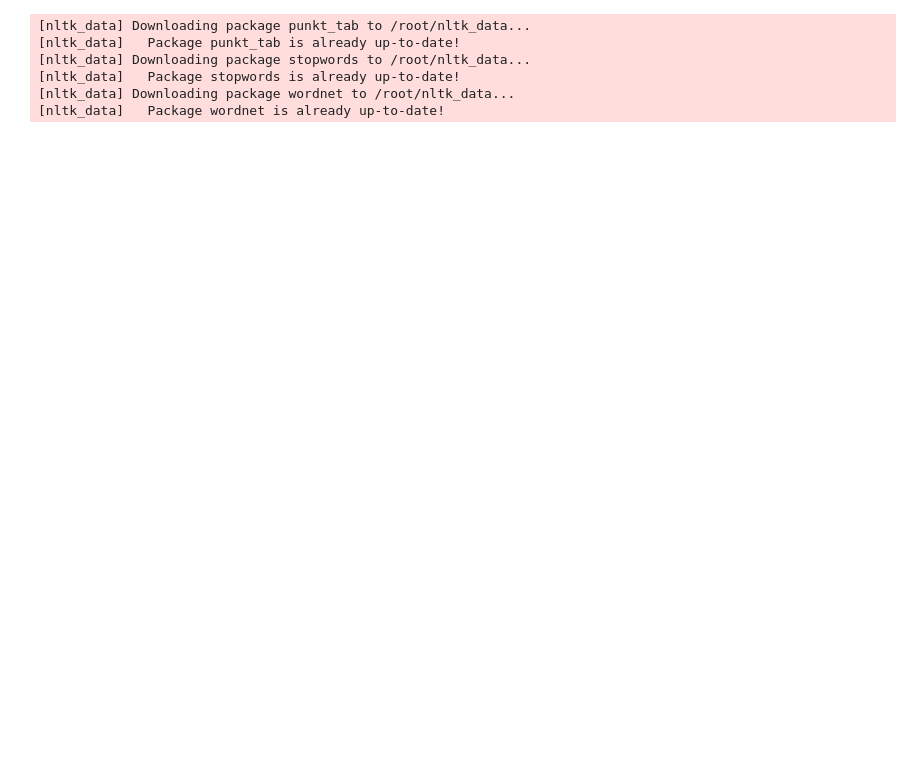
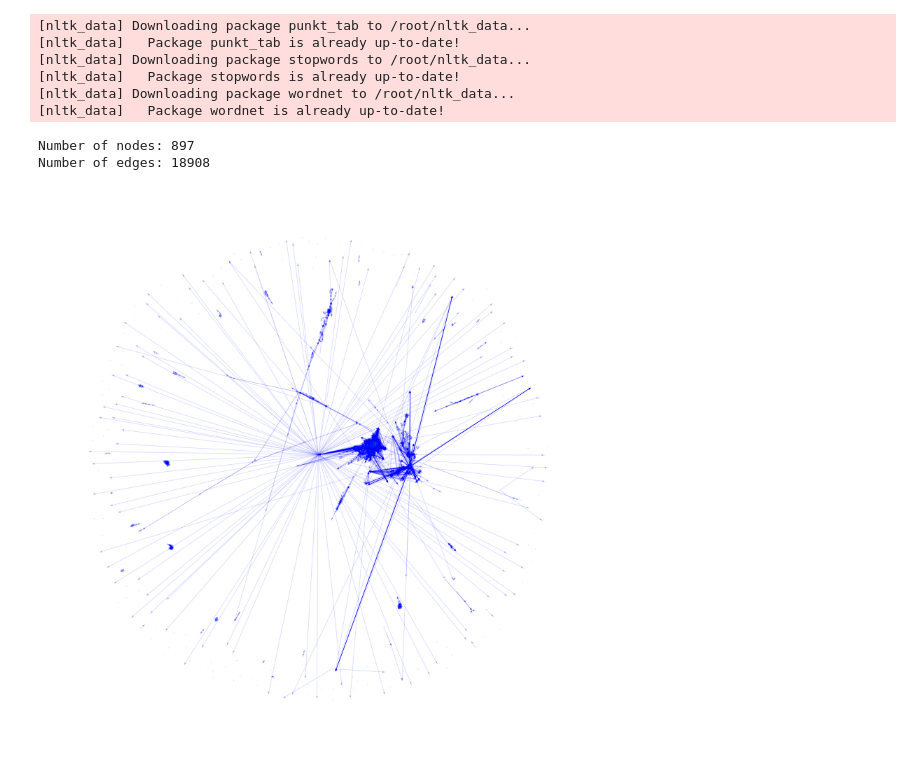
Before and after one commit to RasmusUK/02805-social-graphs-and-interactions-project, a Jupyter notebook: workspace/notebooks/Characters.ipynb, the cells around one changed output. Saved outputs shown, nothing was run; the diff lists cells and outputs as text; code cells hidden in the pictures; blank space fills up the shorter version.

```diff
--- a/workspace/notebooks/Characters.ipynb
+++ b/workspace/notebooks/Characters.ipynb
@@ -370,3 +371,22 @@ else:
     idf_dict = get_idf_dict(tf_dict)
     add_tfidf_to_characters(tf_dict, idf_dict)
     save(path, characters)
+# %%
+G = nx.DiGraph()
+G.add_nodes_from(characters)
+for character in characters:
+    edges = [(character, other) for other in character.references]
+    G.add_edges_from(edges)
+# %%
+print(f"Number of nodes: {G.number_of_nodes()}")
+print(f"Number of edges: {G.number_of_edges()}")
+# %% [output]
+Number of nodes: 897
+Number of edges: 18908
+# %%
+plt.figure(figsize=(20, 20))
+pos = nx.spring_layout(G)
+nx.draw(G, pos, node_size=1, edge_color="b", alpha=0.2, font_size=10, with_labels=False)
+plt.show()
+# %% [output]
+[figure, added]
```
Also changed, not shown: parts of 4 cells of this notebook, 1 other file.
